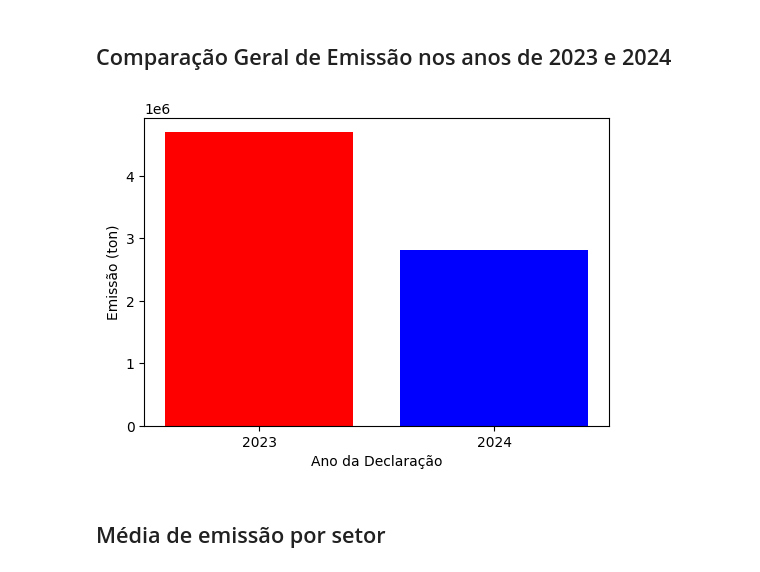
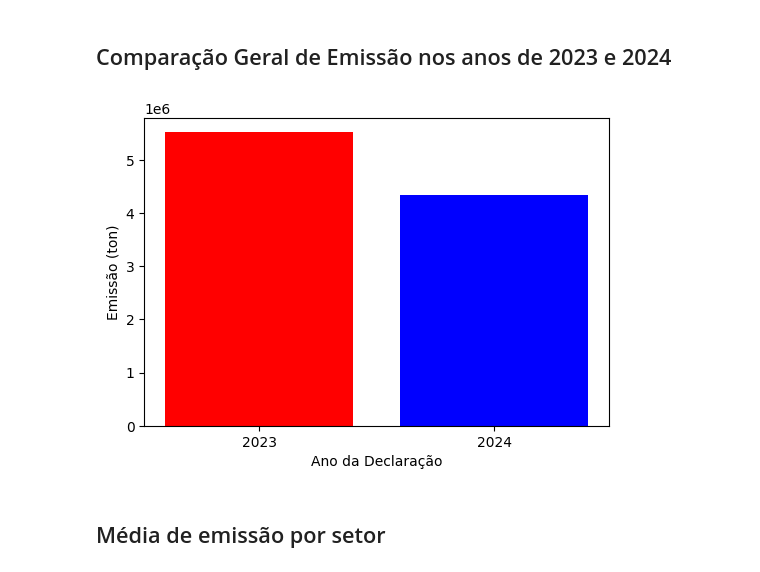
Before and after one commit to diasclarissa/python_env_app, a Jupyter notebook: Notebook/Trabalho01.ipynb, the cells around one changed output. Saved outputs shown, nothing was run; the diff lists cells and outputs as text; code cells hidden in the pictures.

```diff
--- a/Notebook/Trabalho01.ipynb
+++ b/Notebook/Trabalho01.ipynb
@@ -130,21 +152,21 @@ estatisticas_setor_sem_outlier
 ## Comparação Geral de Emissão nos anos de 2023 e 2024
 # %%
 # Agrupa pelos valores da coluna 'Ano da Declaração'
-df_grouped = df_sem_outlier.groupby("Ano da Declaração")["Taxa ton/ano"].sum().reset_index()
+df_grouped = df_all.groupby("Ano da Declaração")["Taxa ton/ano"].sum().reset_index()
 
 # Cria o gráfico de barras comparando os anos
 fig, ax = plt.subplots(figsize=(6, 4))
 ax.bar(df_grouped["Ano da Declaração"], df_grouped["Taxa ton/ano"], color=['r', 'b'])
 
 # Personalizações
 ax.set_xlabel("Ano da Declaração")
 ax.set_ylabel("Emissão (ton)")
 ax.set_xticks(df_grouped["Ano da Declaração"])
 
 # Salva o gráfico
 fig.savefig(r"C:\Users\satiu\Documents\GitHub\python_env_app\output\MP10\comparativo_taxa_cada_ano.png")
 # %% [output]
-[figure, old version]
+[figure, new version]
 # %% [markdown]
 ## Média de emissão por setor
 # %%
```
Also changed, not shown: parts of 7 cells of this notebook.
